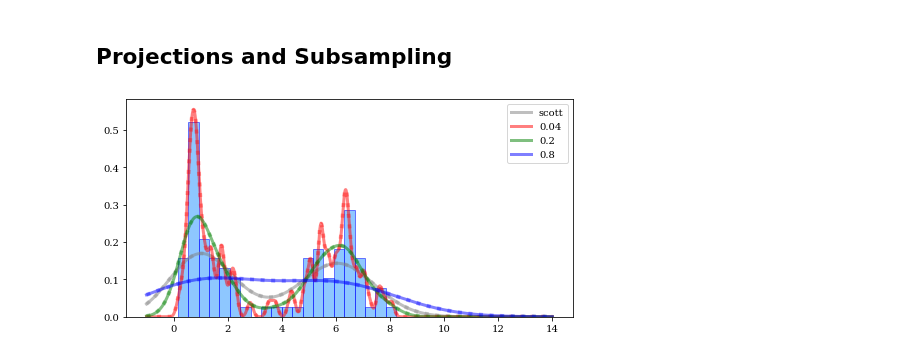
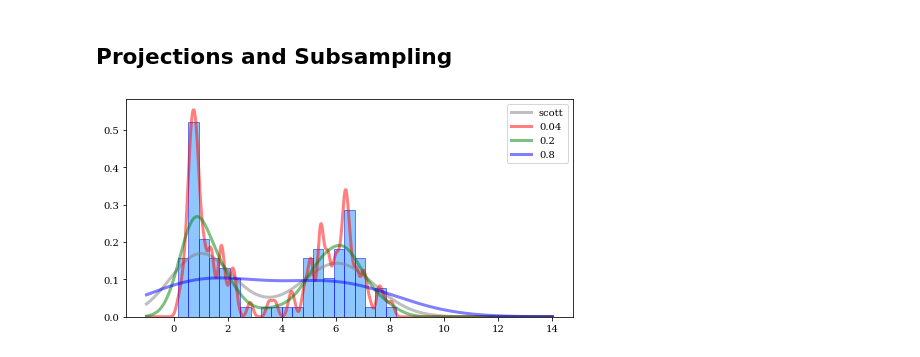
Before and after one commit to lzkelley/kalepy, a Jupyter notebook: notebooks/demo.ipynb, the cells around one changed output. Saved outputs shown, nothing was run; the diff lists cells and outputs as text; code cells hidden in the pictures.

```diff
--- a/notebooks/demo.ipynb
+++ b/notebooks/demo.ipynb
@@ -412,27 +392,24 @@ nbshow()
 # %%
 NUM = 100
 a1 = np.random.normal(6.0, 1.0, NUM//2)
 a2 = np.random.lognormal(0, 0.5, size=NUM//2)
 aa = np.concatenate([a1, a2])
 
 bins = kale.utils.spacing([-1, 14.0], 'lin', 40)
 grid = kale.utils.spacing(bins, 'lin', 3000)
 
 fig, ax = plt.subplots(figsize=[8, 4])
 ax.hist(aa, bins=bins, facecolor='dodgerblue', edgecolor='b', alpha=0.5, density=True)
 
 methods = ['scott', 0.04, 0.2, 0.8]
 colors = ['0.5', 'r', 'g', 'b']
 for mm, cc in zip(methods, colors):
     lab = mm if isinstance(mm, str) else "{:.1f}".format(mm)
 
     kde = kale.KDE(aa, bandwidth=mm)
     ax.plot(grid, kde.pdf(grid), color=cc, alpha=0.5, lw=3.0, label=mm)
 
-    kde = sp.stats.gaussian_kde(aa, bw_method=mm)
-    ax.plot(grid, kde.pdf(grid), color=cc, alpha=0.35, lw=4.0, ls=':')
-
 plt.legend(loc='upper right')
 nbshow()
 # %% [output]
-[figure, old version]
+[figure, new version]
```
Also changed, not shown: parts of 10 cells of this notebook, 8 other files.
